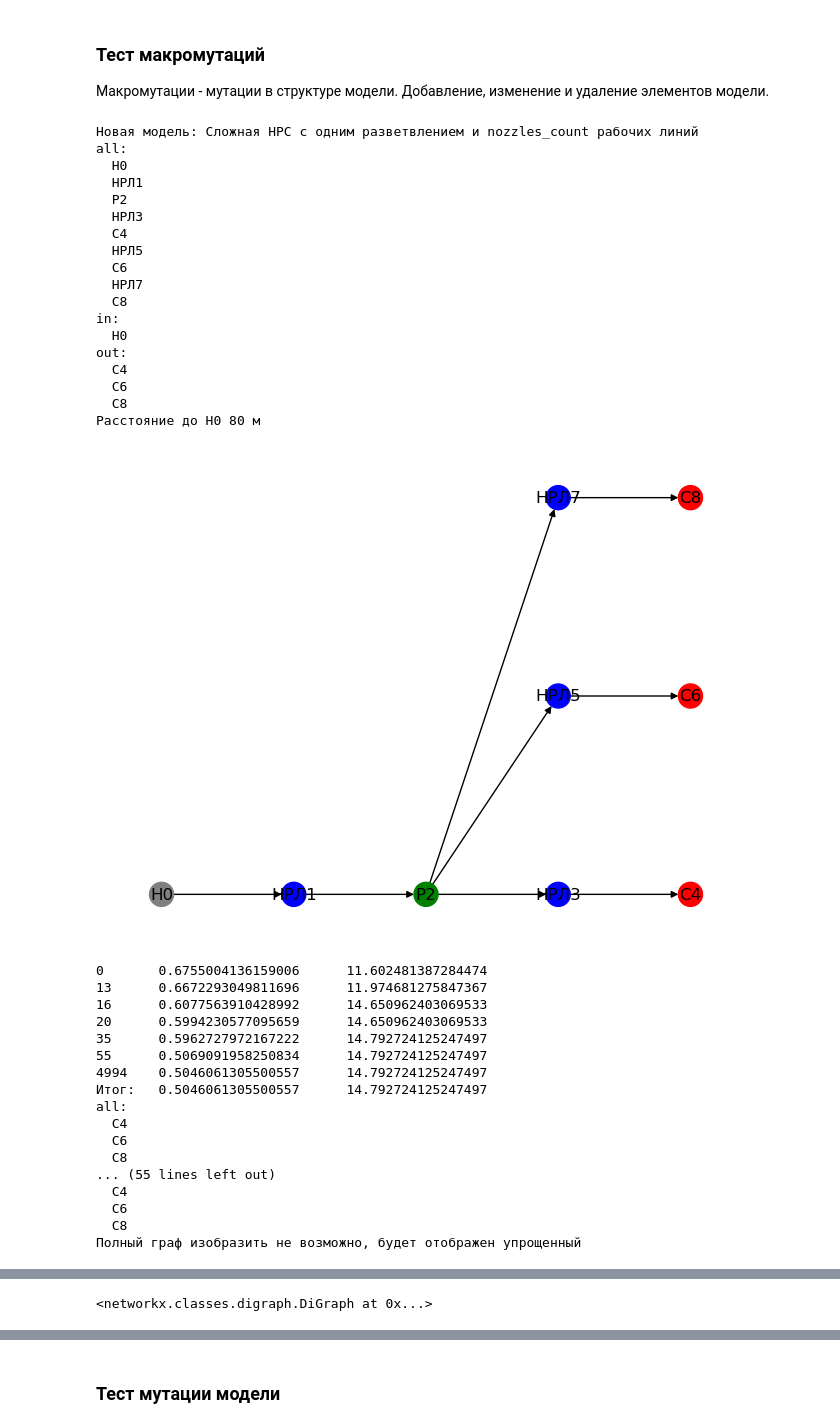
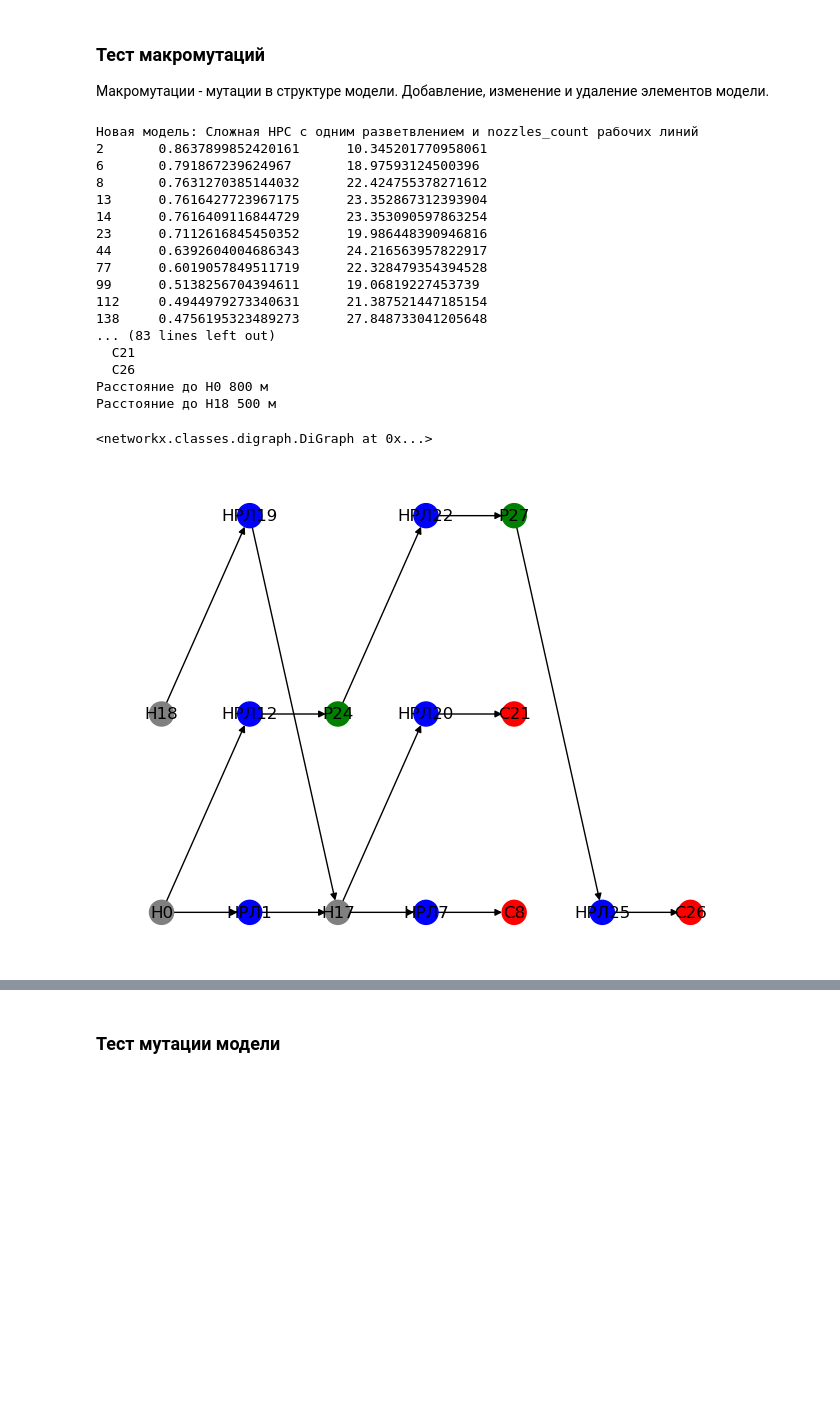
Before and after one commit to Obsidian-pb/NRS_modeller, a Jupyter notebook: workFolder/ga4.ipynb, the cells around one changed output, grey strips where cells are left out. Drawn from its saved outputs; the diff is of its cells as text; code cells hidden in the pictures; blank space fills up the shorter version.

```diff
--- a/workFolder/ga4.ipynb
+++ b/workFolder/ga4.ipynb
@@ -1121,7 +1119,8 @@ class Presets():
 
 Макромутации - мутации в структуре модели. Добавление, изменение и удаление элементов модели.
 # %%
-def fit(model, aims, aims_not_more=None, aims_not_less=None, epochs=1000, accuracy=0.05):
+def fit(model, aims, aims_not_more=None, aims_not_less=None, epochs=1000,
+        accuracy=0.05, mutation_weights=[20,1,1,1,1], mutation_count=1):
     '''
     Функция обучения одной модели (тестовая)
     '''
@@ -1129,18 +1128,22 @@ def fit(model, aims, aims_not_more=None, aims_not_less=None, epochs=1000, accura
     for i in range(epochs):
         print(f'{i}\t', end='\r')
         model_back = copy.deepcopy(model)
+        # print(f'{i}\t', len(model_back.elmnts))
         try:
-            model.mutate(mutation_count=2)
+            # model.mutate(mutation_count=2)
+            model.mutate(mutation_count=mutation_count, mutation_weights=mutation_weights)          #mutation_count=1, mutation_var=None, mutation_weights=[8,1,1,1,1]
+            model.check_pumps().interpretate().check_dead_elements()
             for elmnt in model.elmnts:
                 model.fire_dead_elements_try(elmnt)
             model.drop_q()
             kwargs = model.calc(accuracy=accuracy)
             newQ = Appraiser.evaluate(Appraiser.metrics(model), aims=aims, aims_not_more=aims_not_more, aims_not_less=aims_not_less)
-            if newQ>curQ:
-                model = model_back
             if newQ<curQ:
                 curQ=newQ
                 print(i, newQ, model.summaryQ(), sep='\t')
+                # plot_nrs_compare(model_back, model)
+            else:
+                model = model_back
         except:
             # print(i, 'Модель не жизнеспособна')
             model = model_back
@@ -1150,54 +1153,37 @@ def fit(model, aims, aims_not_more=None, aims_not_less=None, epochs=1000, accura
 # %%
 work_model = Presets.single_splitter(3)
 # work_model = copy.deepcopy(model2)
 
-NRS_Revision.print_model_elements(work_model)
-print_NRS_graph(work_model)
+# NRS_Revision.print_model_elements(work_model)
+# print_NRS_graph(work_model)
 
-aims = {'38дв':0, '51нп':0, '89':0,'110': 0, '150': 10, '200': 0, '225': 0, '250': 0, '300': 0, 'max_L': 800}
+aims = {'38дв':0, '51нп':0, '66нп':0, '89':0,'110': 0, '150': 10, '200': 0, '225': 0, '250': 0, '300': 0, 'max_L': 800}
 # aims = {'38дв':0, '51нп':0, '89':0,'110': 0, '200': 0, '225': 0, '250': 0, '300': 0, 'max_L': 880}
 aims_not_more = {'150': 20}    #, '77':10}
-aims_not_less = {'min_L': 800, 'Q':15}   #, 'min_L': 800}
+aims_not_less = {'min_L': 800, 'Q':30}   #, 'min_L': 800}
 # work_model = fit(work_model, aims, aims_not_more, epochs=20000)
-work_model = fit(work_model, aims, aims_not_more, aims_not_less, epochs=5000)
+work_model = fit(work_model, aims, aims_not_more, aims_not_less, epochs=20000, mutation_weights=[40,2,1,0,1], mutation_count=6)
 # work_model = fit(work_model, aims, epochs=20000)
 
 NRS_Revision.print_model_elements(work_model)
 print_NRS_graph(work_model)
 # %% [output]
 Новая модель: Сложная НРС с одним разветвлением и nozzles_count рабочих линий
-all:
-  Н0
-  НРЛ1
-  Р2
-  НРЛ3
-  С4
-  НРЛ5
-  С6
-  НРЛ7
-  С8
-in:
-  Н0
-out:
-  С4
-  С6
-  С8
-Расстояние до Н0 80 м
+2       0.8637899852420161      10.345201770958061
+6       0.791867239624967       18.97593124500396
+8       0.7631270385144032      22.424755378271612
+13      0.7616427723967175      23.352867312393904
+14      0.7616409116844729      23.353090597863254
+23      0.7112616845450352      19.986448390946816
+44      0.6392604004686343      24.216563957822917
+77      0.6019057849511719      22.328479354394528
+99      0.5138256704394611      19.06819227453739
+112     0.4944979273340631      21.387521447185154
+138     0.4756195323489273      27.848733041205648
+... (83 lines left out)
+  С21
+  С26
+Расстояние до Н0 800 м
+Расстояние до Н18 500 м
+<networkx.classes.digraph.DiGraph at 0x...>
-[figure, old version]
+[figure, new version]
-0       0.6755004136159006      11.602481387284474
-13      0.6672293049811696      11.974681275847367
-16      0.6077563910428992      14.650962403069533
-20      0.5994230577095659      14.650962403069533
-35      0.5962727972167222      14.792724125247497
-55      0.5069091958250834      14.792724125247497
-4994    0.5046061305500557      14.792724125247497
-Итог:   0.5046061305500557      14.792724125247497
-all:
-  С4
-  С6
-  С8
-... (55 lines left out)
-  С4
-  С6
-  С8
-Полный граф изобразить не возможно, будет отображен упрощенный
@@ -1205,4 +1190,3 @@ all:
-<networkx.classes.digraph.DiGraph at 0x...>
 # %%
 Appraiser.print_GA_NRS_model_elements_state(work_model)
 print('='*80)
```
Also changed, not shown: parts of 15 cells of this notebook, 2 other files.
